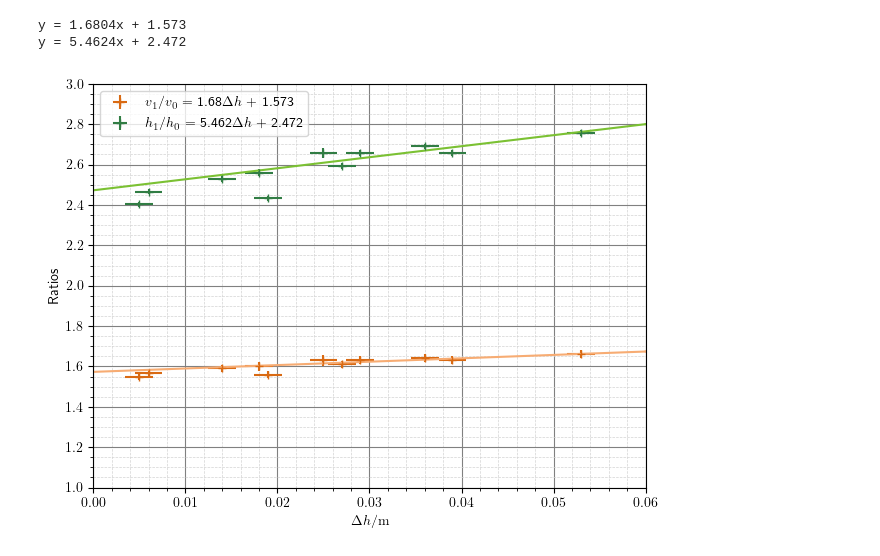
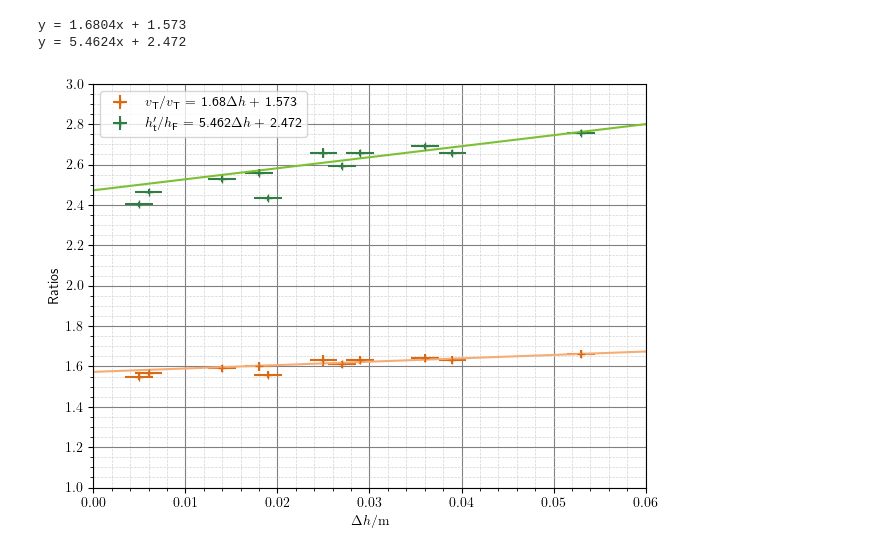
Before and after one commit to Aaryan-Varshney/practical-project-25, a Jupyter notebook: combined_ratio_graph.ipynb, the cells around one changed output. Cells and saved outputs as stored; diff of their text form; code cells hidden in the pictures.

```diff
--- a/combined_ratio_graph.ipynb
+++ b/combined_ratio_graph.ipynb
@@ -64,33 +64,33 @@ def plot_graph(x_list, y_list, colour_vector, input_label, y_error_bars):
     plt.errorbar(x_list, y_list, fmt = '+', xerr = xerror, yerr = y_error_bars, color = scatter_colour, label = f'{input_label} = {round(slope, 3)}$\Delta h$ + {round(intercept, 3)}')
     plt.plot(trendline_x, trendline_y, color = trend_colour)
 
-plot_graph(x, y_vel, vel_colours, '$v_1 / v_0$', vel_error)
-plot_graph(x, y_height, height_colours, '$h_1 / h_0$', height_error)
+plot_graph(x, y_vel, vel_colours, r"$v_{\text{T}} / v_{\text{T}}$", vel_error)
+plot_graph(x, y_height, height_colours, r"$h_{\text{T}}' / h_{\text{F}}$", height_error)
 
 plt.legend()
 plt.xlim(xlims)
 plt.ylim(ylims)
 
 plt.xlabel(r'$\Delta h / \si{\metre}$')
 plt.ylabel('Ratios')
 
 x_tick_positions = np.arange(xlims[0], xlims[1] + 0.01, 0.01)  # From 0.65 to 1.1 with step 0.05
 plt.xticks(x_tick_positions)
 
 y_tick_positions = np.arange(ylims[0], ylims[1] + 0.01, 0.2)  # From 0.5 to 0.85 with step 0.05
 plt.yticks(y_tick_positions)
 
 # Add gridlines
 plt.grid(which='major', color='gray', linestyle='-', linewidth=0.8)  # Major gridlines
 plt.minorticks_on()  # Enable minor ticks
 plt.grid(which='minor', color='lightgray', linestyle='--', linewidth=0.5)  # Minor gridlines
 
 plt.tight_layout()
 
 plt.savefig(r"C:\Coding\practical-project-25\graphs\with_separation/combined-ratios.png", dpi = 600)
 
 plt.show()
 # %% [output]
 y = 1.6804x + 1.573
 y = 5.4624x + 2.472
-[figure, old version]
+[figure, new version]
```
Also changed, not shown: 6 other files.
